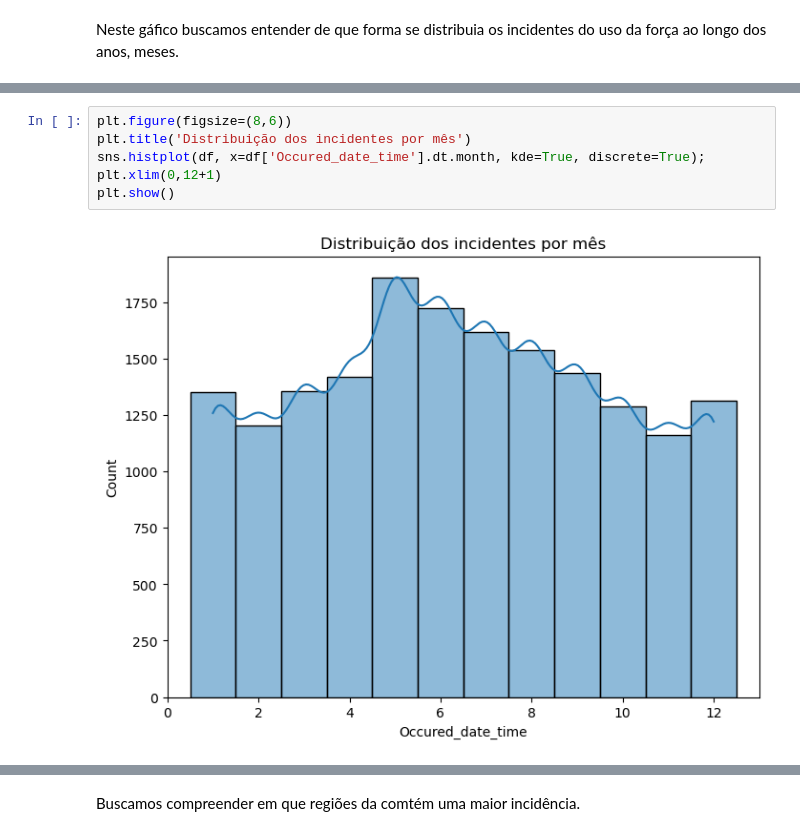
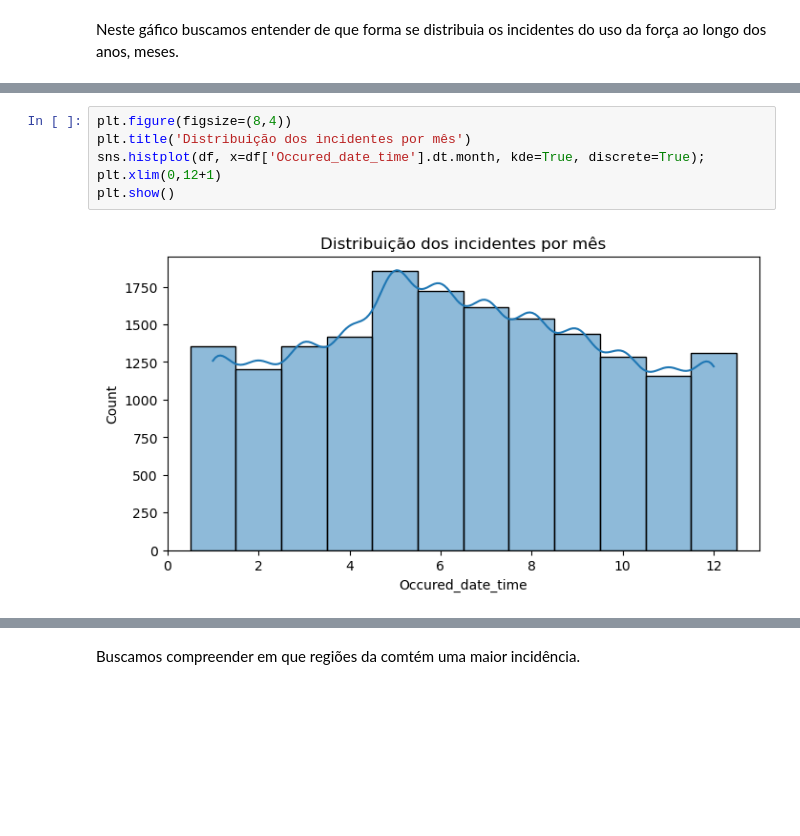
Before and after one commit to JpLimags/Use-of-force-classifier, a Jupyter notebook: Classifier_use_of_force.ipynb, the cells around one changed output, grey strips where cells are left out. Drawn from its saved outputs; the diff is of its cells as text; blank space fills up the shorter version.

```diff
--- a/Classifier_use_of_force.ipynb
+++ b/Classifier_use_of_force.ipynb
@@ -104,8 +104,8 @@ plt.show()
 # %%
-plt.figure(figsize=(8,6))
+plt.figure(figsize=(8,4))
 plt.title('Distribuição dos incidentes por mês')
 sns.histplot(df, x=df['Occured_date_time'].dt.month, kde=True, discrete=True);
 plt.xlim(0,12+1)
 plt.show()
 # %% [output]
-[figure, old version]
+[figure, new version]
```
Also changed, not shown: parts of 4 cells of this notebook.
